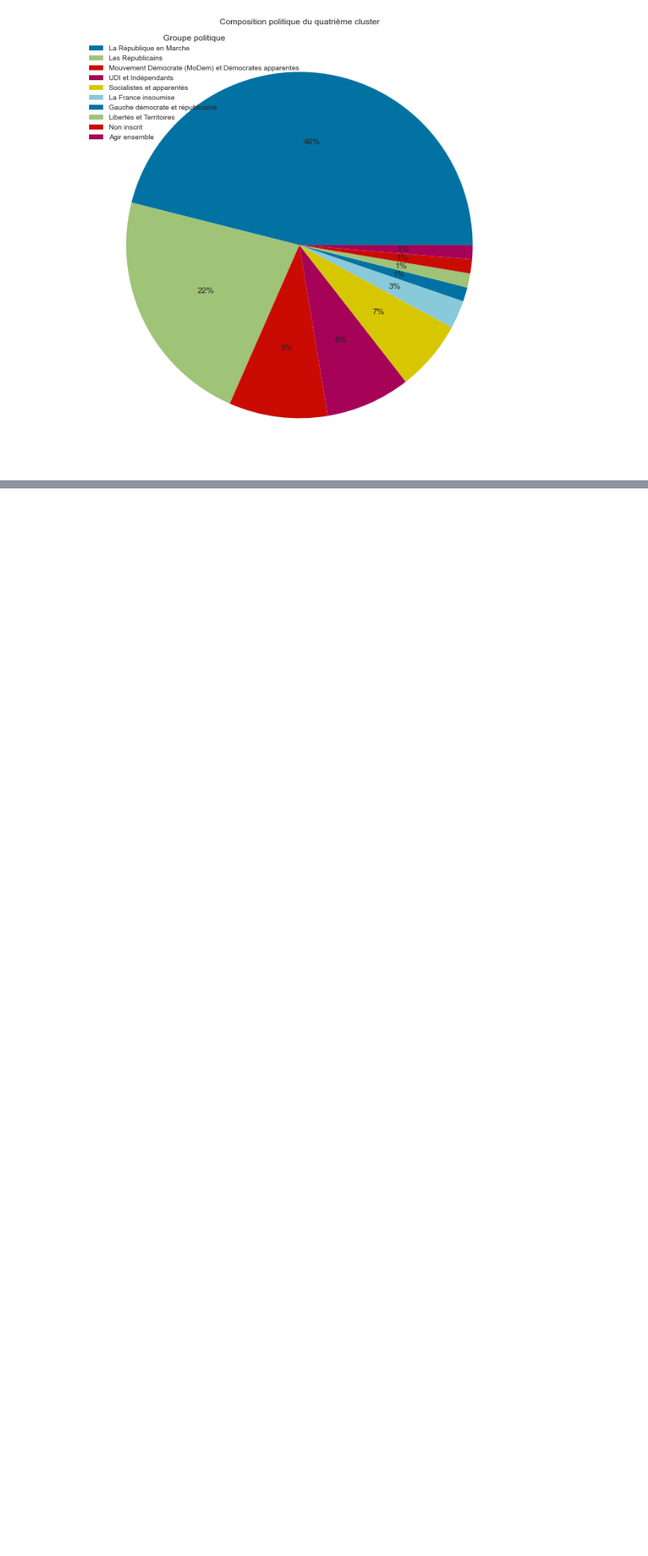
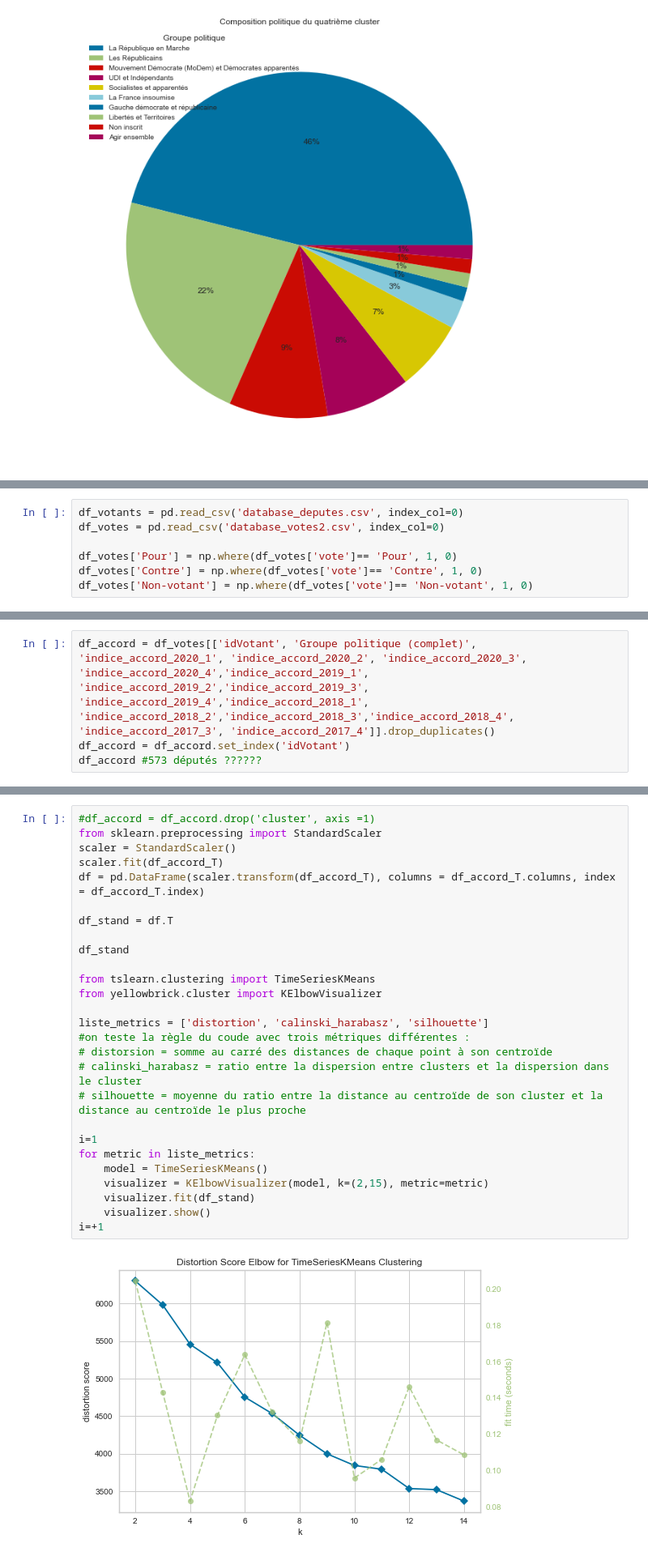
Before and after one commit to claralga/StatApp, a Jupyter notebook: profil votants.ipynb, the cells around one changed output, grey strips where cells are left out. Shown at 81% size. Drawn from its saved outputs; the diff is of its cells as text; blank space fills up the shorter version.

```diff
--- a/profil votants.ipynb
+++ b/profil votants.ipynb
@@ -355,0 +360,7 @@ plt.show()
+# %%
+df_votants = pd.read_csv('database_deputes.csv', index_col=0)
+df_votes = pd.read_csv('database_votes2.csv', index_col=0)
+
+df_votes['Pour'] = np.where(df_votes['vote']== 'Pour', 1, 0)
+df_votes['Contre'] = np.where(df_votes['vote']== 'Contre', 1, 0)
+df_votes['Non-votant'] = np.where(df_votes['vote']== 'Non-votant', 1, 0)
@@ -355,0 +472,4 @@ plt.show()
+# %%
+df_accord = df_votes[['idVotant', 'Groupe politique (complet)', 'indice_accord_2020_1', 'indice_accord_2020_2', 'indice_accord_2020_3', 'indice_accord_2020_4','indice_accord_2019_1', 'indice_accord_2019_2','indice_accord_2019_3', 'indice_accord_2019_4','indice_accord_2018_1', 'indice_accord_2018_2','indice_accord_2018_3','indice_accord_2018_4', 'indice_accord_2017_3', 'indice_accord_2017_4']].drop_duplicates()
+df_accord = df_accord.set_index('idVotant')
+df_accord #573 députés ??????
@@ -355,0 +529,29 @@ plt.show()
+# %%
+#df_accord = df_accord.drop('cluster', axis =1)
+from sklearn.preprocessing import StandardScaler
+scaler = StandardScaler()
+scaler.fit(df_accord_T)
+df = pd.DataFrame(scaler.transform(df_accord_T), columns = df_accord_T.columns, index = df_accord_T.index)
+
+df_stand = df.T
+
+df_stand
+
+from tslearn.clustering import TimeSeriesKMeans
+from yellowbrick.cluster import KElbowVisualizer
+
+liste_metrics = ['distortion', 'calinski_harabasz', 'silhouette']
+#on teste la règle du coude avec trois métriques différentes :
+# distorsion = somme au carré des distances de chaque point à son centroïde
+# calinski_harabasz = ratio entre la dispersion entre clusters et la dispersion dans le cluster
+# silhouette = moyenne du ratio entre la distance au centroïde de son cluster et la distance au centroïde le plus proche
+
+i=1
+for metric in liste_metrics:
+    model = TimeSeriesKMeans()
+    visualizer = KElbowVisualizer(model, k=(2,15), metric=metric)
+    visualizer.fit(df_stand)
+    visualizer.show()
+i=+1
+# %% [output]
+[figure, added]
```
Also changed, not shown: parts of 17 cells of this notebook.
